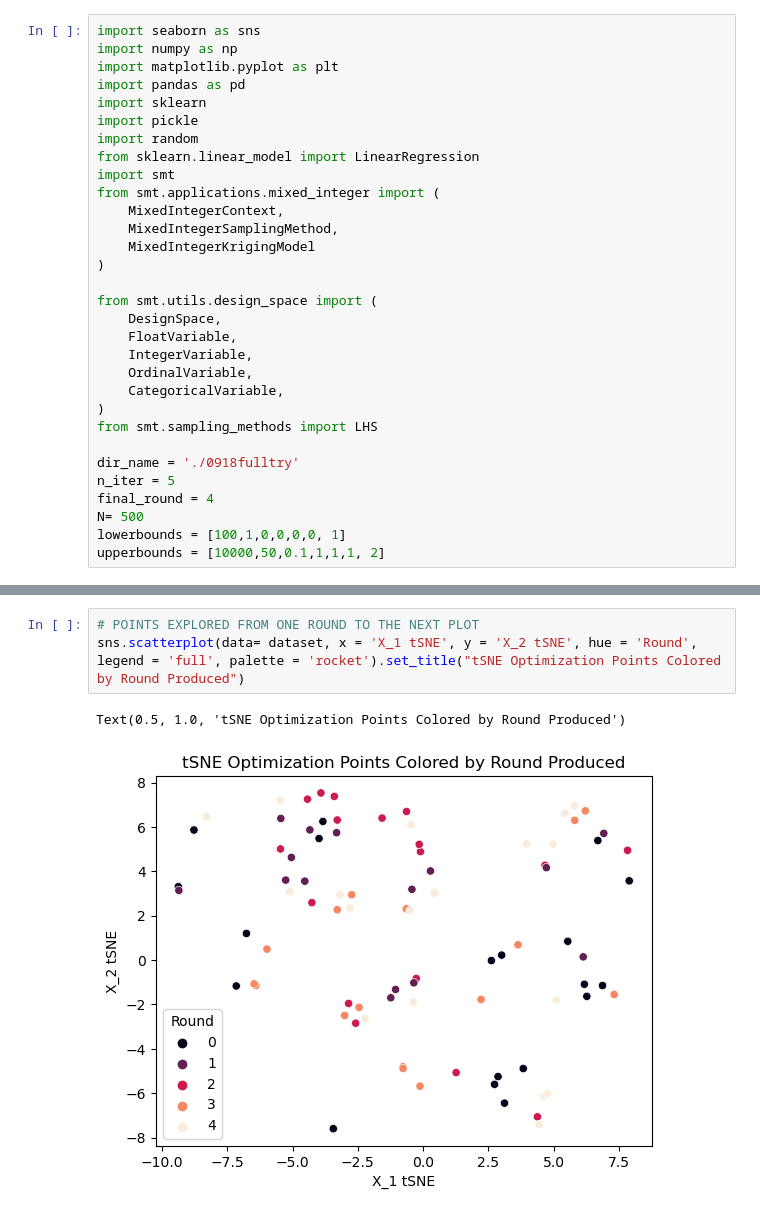
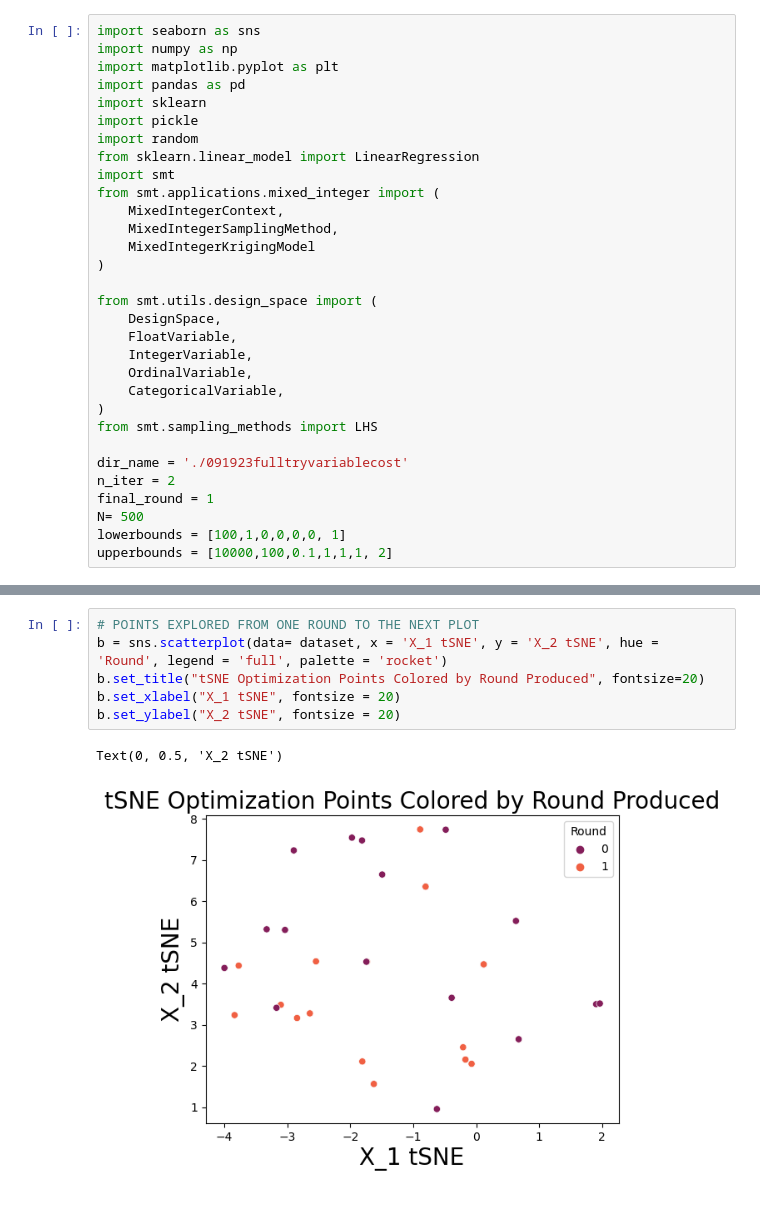
Before and after one commit to CMUSchwartzLab/StudyDesignOptimization, a Jupyter notebook: All Figures.ipynb, the cells around one changed output, grey strips where cells are left out. Drawn from its saved outputs; the diff is of its cells as text.

```diff
--- a/All Figures.ipynb
+++ b/All Figures.ipynb
@@ -23,12 +23,12 @@ from smt.utils.design_space import (
 )
 from smt.sampling_methods import LHS
 
-dir_name = './0918fulltry'
-n_iter = 5
-final_round = 4
+dir_name = './091923fulltryvariablecost'
+n_iter = 2
+final_round = 1
 N= 500
 lowerbounds = [100,1,0,0,0,0, 1]
-upperbounds = [10000,50,0.1,1,1,1, 2]
+upperbounds = [10000,100,0.1,1,1,1, 2]
 # %%
 #OPTIMUM VALUE PLOT
 allX = []
@@ -339,7 +378,10 @@ Text(0.5, 1.0, 'tSNE Optimization Points Colored by Score')
 # %%
 # POINTS EXPLORED FROM ONE ROUND TO THE NEXT PLOT
-sns.scatterplot(data= dataset, x = 'X_1 tSNE', y = 'X_2 tSNE', hue = 'Round', legend = 'full', palette = 'rocket').set_title("tSNE Optimization Points Colored by Round Produced")
+b = sns.scatterplot(data= dataset, x = 'X_1 tSNE', y = 'X_2 tSNE', hue = 'Round', legend = 'full', palette = 'rocket')
+b.set_title("tSNE Optimization Points Colored by Round Produced", fontsize=20)
+b.set_xlabel("X_1 tSNE", fontsize = 20)
+b.set_ylabel("X_2 tSNE", fontsize = 20)
 # %% [output]
-Text(0.5, 1.0, 'tSNE Optimization Points Colored by Round Produced')
+Text(0, 0.5, 'X_2 tSNE')
-[figure, old version]
+[figure, new version]
 # %%
```
Also changed, not shown: parts of 10 cells of this notebook.
